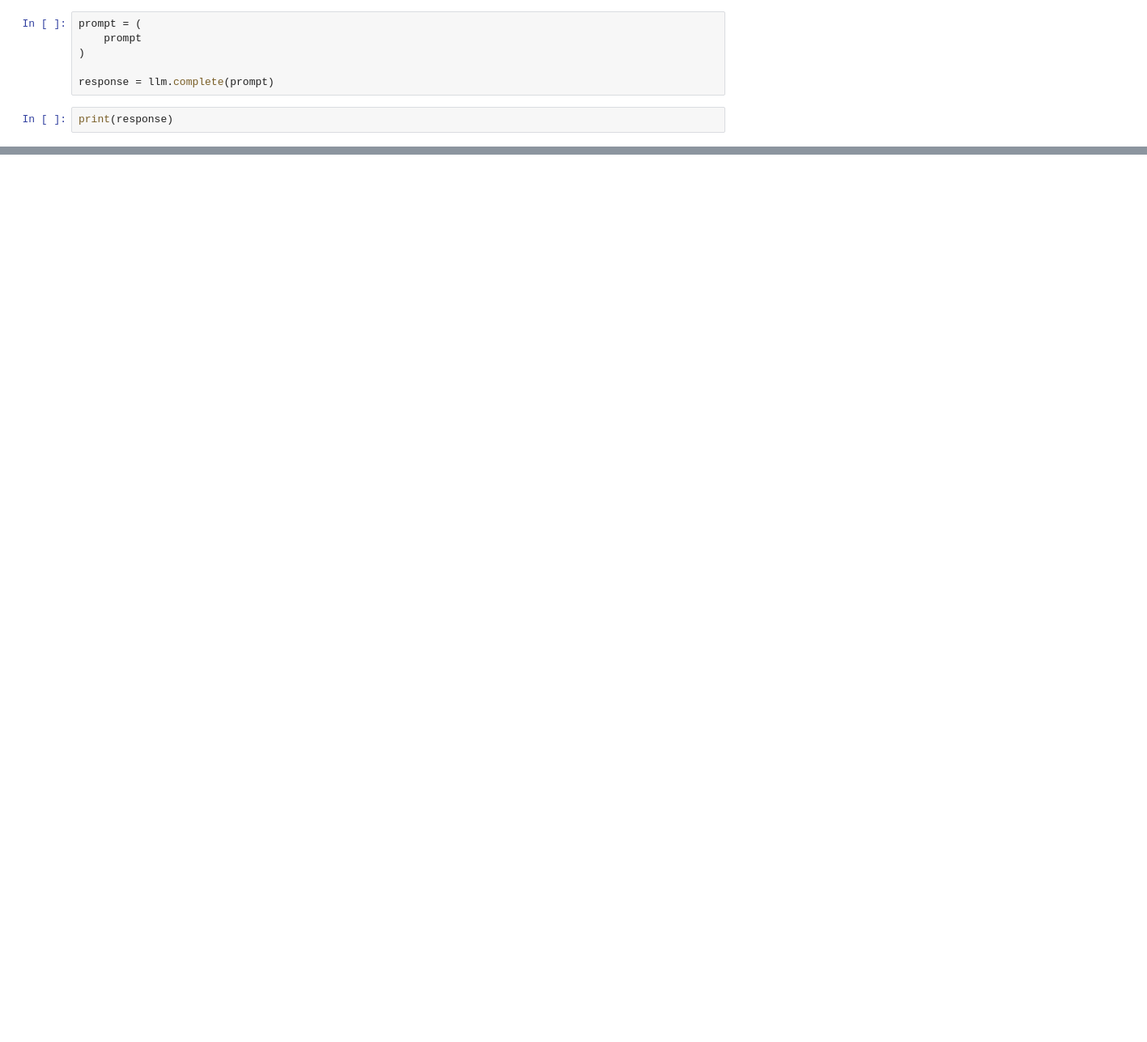
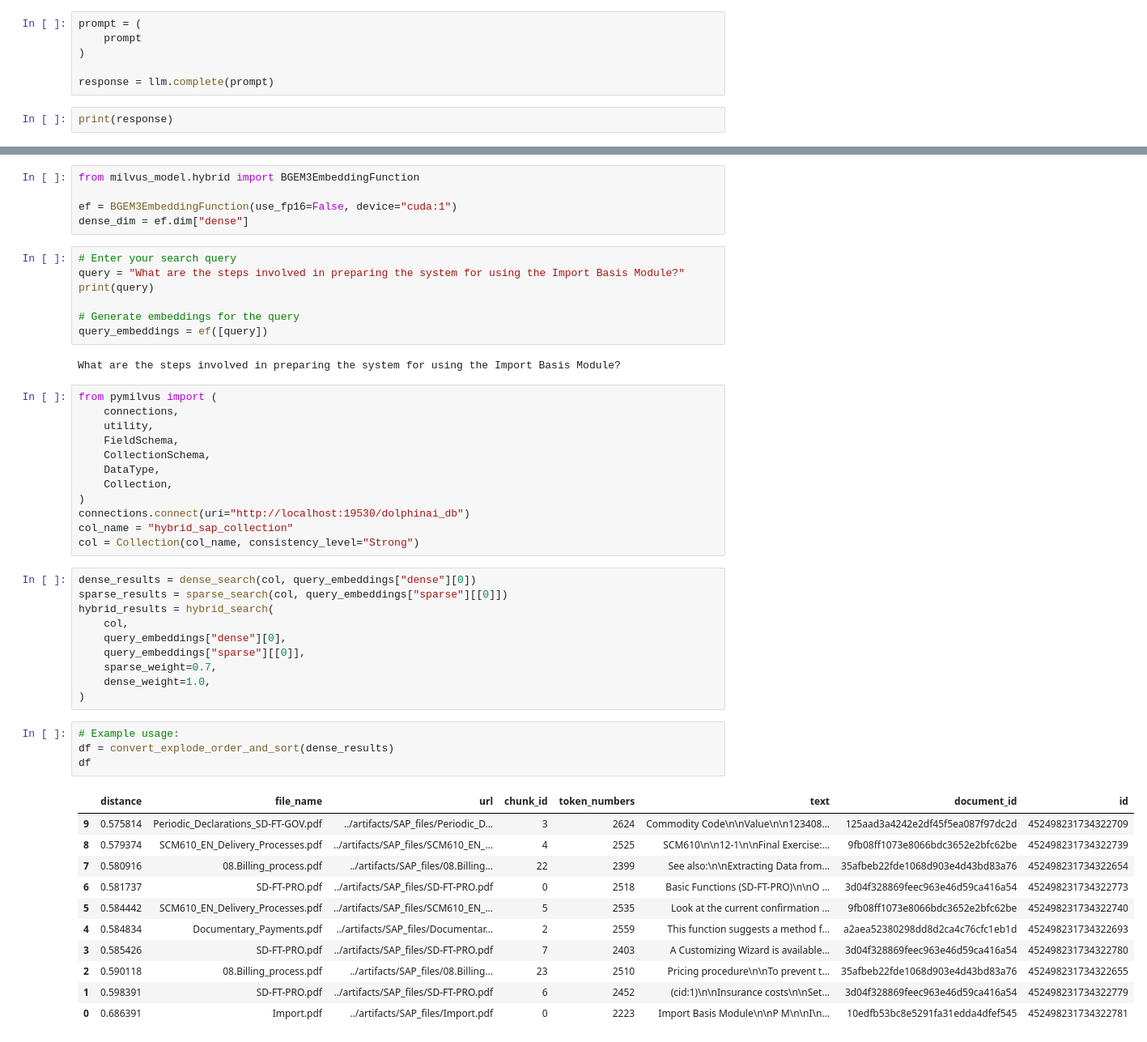
Before and after one commit to echalabiyev/dolphinai_local_solution, a Jupyter notebook: notebook/3. RAG.ipynb, the cells around one changed output, grey strips where cells are left out. Shown: that part at 81% size. Cells and saved outputs as stored; diff of their text form; blank space fills up the shorter version.

```diff
--- a/notebook/3. RAG.ipynb
+++ b/notebook/3. RAG.ipynb
@@ -107,0 +231,52 @@ print(response)
+# %%
+from milvus_model.hybrid import BGEM3EmbeddingFunction
+
+ef = BGEM3EmbeddingFunction(use_fp16=False, device="cuda:1")
+dense_dim = ef.dim["dense"]
+# %%
+# Enter your search query
+query = "What are the steps involved in preparing the system for using the Import Basis Module?"
+print(query)
+
+# Generate embeddings for the query
+query_embeddings = ef([query])
+# %% [output]
+What are the steps involved in preparing the system for using the Import Basis Module?
+# %%
+from pymilvus import (
+    connections,
+    utility,
+    FieldSchema,
+    CollectionSchema,
+    DataType,
+    Collection,
+)
+connections.connect(uri="http://localhost:19530/dolphinai_db")
+col_name = "hybrid_sap_collection"
+col = Collection(col_name, consistency_level="Strong")
+# %%
+dense_results = dense_search(col, query_embeddings["dense"][0])
+sparse_results = sparse_search(col, query_embeddings["sparse"][[0]])
+hybrid_results = hybrid_search(
+    col,
+    query_embeddings["dense"][0],
+    query_embeddings["sparse"][[0]],
+    sparse_weight=0.7,
+    dense_weight=1.0,
+)
+# %%
+# Example usage:
+df = convert_explode_order_and_sort(dense_results)
+df
+# %% [output]
+|  | distance | file_name | url | chunk_id | token_numbers | text | document_id | id |
+| 9 | 0.575814 | Periodic_Declarations_SD-FT-GOV.pdf | ../artifacts/SAP_files/Periodic_D... | 3 | 2624 | Commodity Code\n\nValue\n\n123408... | 125aad3a4242e2df45f5ea087f97dc2d | 452498231734322709 |
+| 8 | 0.579374 | SCM610_EN_Delivery_Processes.pdf | ../artifacts/SAP_files/SCM610_EN_... | 4 | 2525 | SCM610\n\n12-1\n\nFinal Exercise:... | 9fb08ff1073e8066bdc3652e2bfc62be | 452498231734322739 |
+| 7 | 0.580916 | 08.Billing_process.pdf | ../artifacts/SAP_files/08.Billing... | 22 | 2399 | See also:\n\nExtracting Data from... | 35afbeb22fde1068d903e4d43bd83a76 | 452498231734322654 |
+| 6 | 0.581737 | SD-FT-PRO.pdf | ../artifacts/SAP_files/SD-FT-PRO.pdf | 0 | 2518 | Basic Functions (SD-FT-PRO)\n\nO ... | 3d04f328869feec963e46d59ca416a54 | 452498231734322773 |
+| 5 | 0.584442 | SCM610_EN_Delivery_Processes.pdf | ../artifacts/SAP_files/SCM610_EN_... | 5 | 2535 | Look at the current confirmation ... | 9fb08ff1073e8066bdc3652e2bfc62be | 452498231734322740 |
+| 4 | 0.584834 | Documentary_Payments.pdf | ../artifacts/SAP_files/Documentar... | 2 | 2559 | This function suggests a method f... | a2aea52380298dd8d2ca4c76cfc1eb1d | 452498231734322693 |
+| 3 | 0.585426 | SD-FT-PRO.pdf | ../artifacts/SAP_files/SD-FT-PRO.pdf | 7 | 2403 | A Customizing Wizard is available... | 3d04f328869feec963e46d59ca416a54 | 452498231734322780 |
+| 2 | 0.590118 | 08.Billing_process.pdf | ../artifacts/SAP_files/08.Billing... | 23 | 2510 | Pricing procedure\n\nTo prevent t... | 35afbeb22fde1068d903e4d43bd83a76 | 452498231734322655 |
+| 1 | 0.598391 | SD-FT-PRO.pdf | ../artifacts/SAP_files/SD-FT-PRO.pdf | 6 | 2452 | (cid:1)\n\nInsurance costs\n\nSet... | 3d04f328869feec963e46d59ca416a54 | 452498231734322779 |
+| 0 | 0.686391 | Import.pdf | ../artifacts/SAP_files/Import.pdf | 0 | 2223 | Import Basis Module\n\nP M\n\nI\n... | 10edfb53bc8e5291fa31edda4dfef545 | 452498231734322781 |
```
Also changed, not shown: parts of 13 cells of this notebook, 4 other files.
